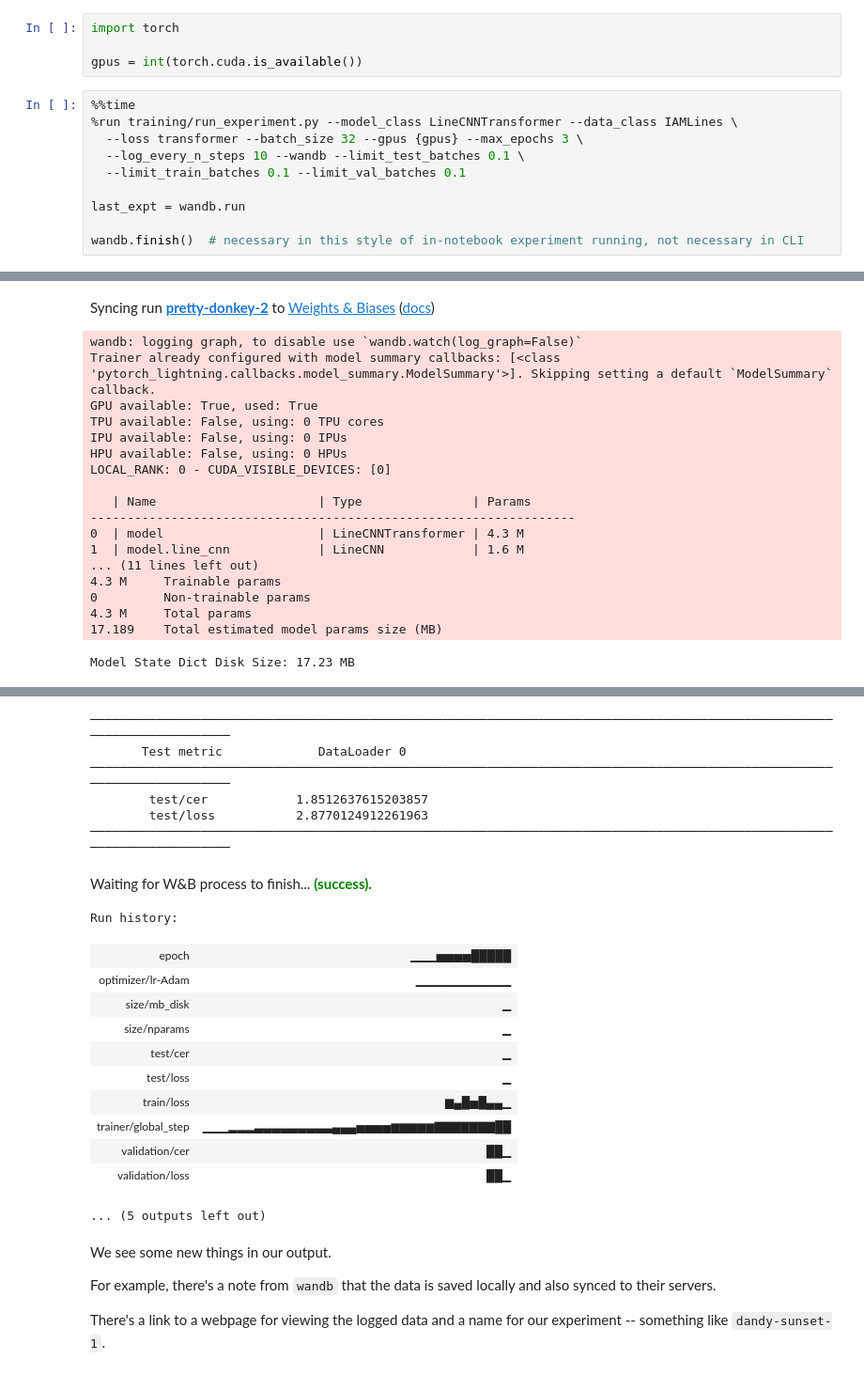
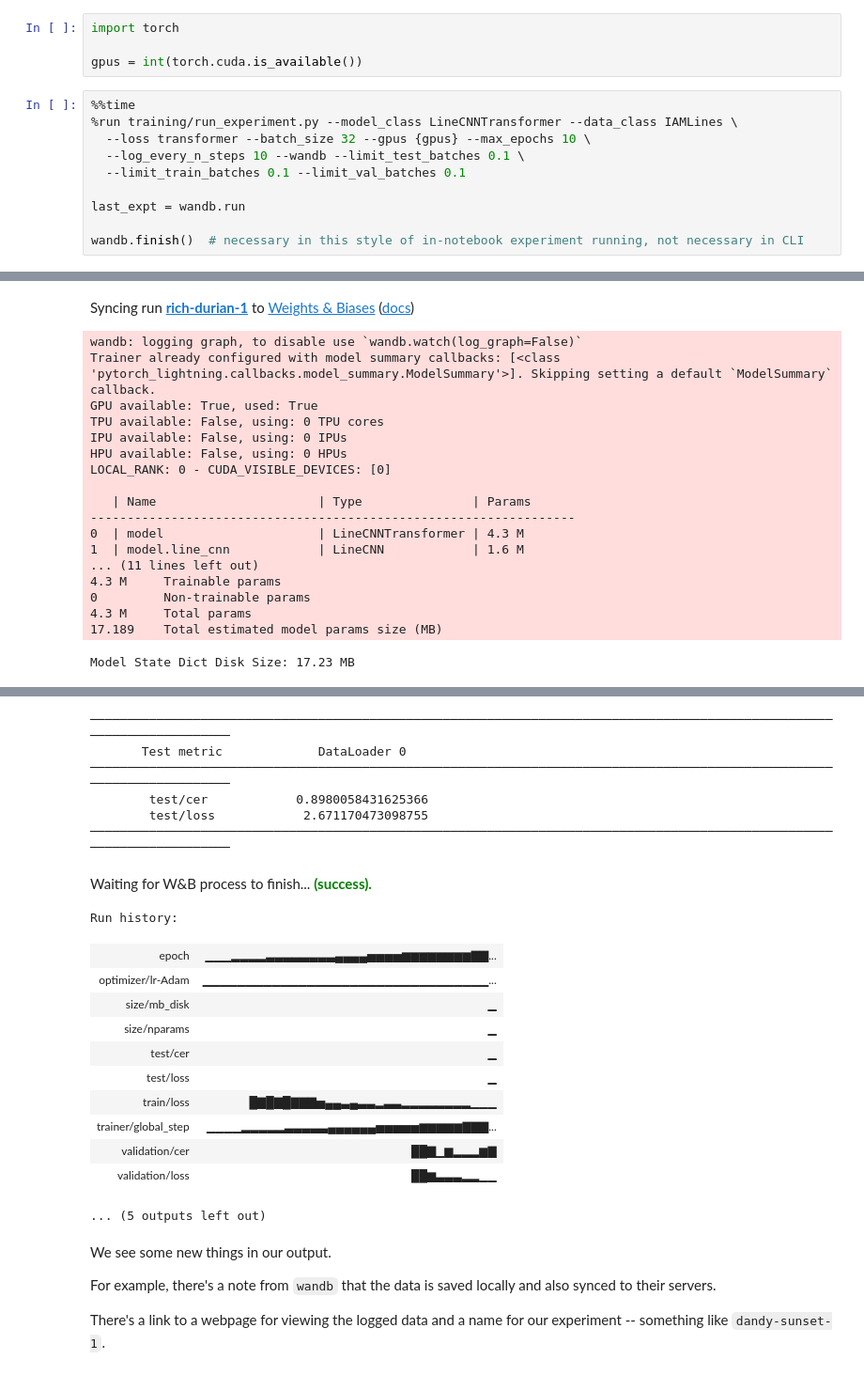
Before and after one commit to stanleyedward/full_stack_dl, a Jupyter notebook: lab04/lab04_experiments.ipynb, the cells around one changed output, grey strips where cells are left out. Shown at 94% size. Cells and saved outputs as stored; diff of their text form.

```diff
--- a/lab04/lab04_experiments.ipynb
+++ b/lab04/lab04_experiments.ipynb
@@ -475,7 +475,7 @@ gpus = int(torch.cuda.is_available())
 # %%
 %%time
 %run training/run_experiment.py --model_class LineCNNTransformer --data_class IAMLines \
-  --loss transformer --batch_size 32 --gpus {gpus} --max_epochs 3 \
+  --loss transformer --batch_size 32 --gpus {gpus} --max_epochs 10 \
   --log_every_n_steps 10 --wandb --limit_test_batches 0.1 \
   --limit_train_batches 0.1 --limit_val_batches 0.1
 
@@ -491,4 +491,4 @@ Run data is saved locally in training/logs/wandb/run-20231118_221425-3xs7qvhy
-Syncing run pretty-donkey-2 to Weights & Biases (docs)
+Syncing run rich-durian-1 to Weights & Biases (docs)
 wandb: logging graph, to disable use `wandb.watch(log_graph=False)`
 Trainer already configured with model summary callbacks: [<class 'pytorch_lightning.callbacks.model_summary.ModelSummary'>]. Skipping setting a default `ModelSummary` callback.
 GPU available: True, used: True
@@ -515,21 +515,21 @@ Loaded model weights from checkpoint at /home/stanley/Documents/shidder/ml/fsdl-
 ────────────────────────────────────────────────────────────────────────────────────────────────────────────────────────
        Test metric             DataLoader 0
 ────────────────────────────────────────────────────────────────────────────────────────────────────────────────────────
-        test/cer            1.8512637615203857
-        test/loss           2.8770124912261963
+        test/cer            0.8980058431625366
+        test/loss            2.671170473098755
 ────────────────────────────────────────────────────────────────────────────────────────────────────────────────────────
 Waiting for W&B process to finish... (success).
 Run history:
-| epoch | ▁▁▁▅▅▅▅█████ |
-| optimizer/lr-Adam | ▁▁▁▁▁▁▁▁▁▁▁ |
+| epoch | ▁▁▁▂▂▂▂▃▃▃▃▃▃▃▃▄▄▄▄▅▅▅▅▆▆▆▆▆▆▆▆▇▇... |
+| optimizer/lr-Adam | ▁▁▁▁▁▁▁▁▁▁▁▁▁▁▁▁▁▁▁▁▁▁▁▁▁▁▁▁▁▁▁▁▁... |
 | size/mb_disk | ▁ |
 | size/nparams | ▁ |
 | test/cer | ▁ |
 | test/loss | ▁ |
-| train/loss | ▆▄█▅█▄▄▁ |
-| trainer/global_step | ▁▁▁▂▂▂▃▃▃▃▃▃▃▃▃▄▄▄▅▅▅▅▆▆▆▆▆▇▇▇▇▇▇▇██ |
-| validation/cer | ██▁ |
-| validation/loss | ██▁ |
+| train/loss | █▇█▇█▇▇▇▅▄▄▃▄▃▃▂▃▃▂▂▂▂▂▂▂▂▁▁▁ |
+| trainer/global_step | ▁▁▁▁▂▂▂▂▂▃▃▃▃▃▄▄▄▄▄▄▅▅▅▅▅▆▆▆▆▆▇▇▇... |
+| validation/cer | ██▇▁▆▂▂▂▆▇ |
+| validation/loss | ██▆▃▃▃▂▂▁▁ |
 ... (5 outputs left out)
 # %% [markdown]
 We see some new things in our output.
```
Also changed, not shown: parts of 28 cells of this notebook, 1 other file.
